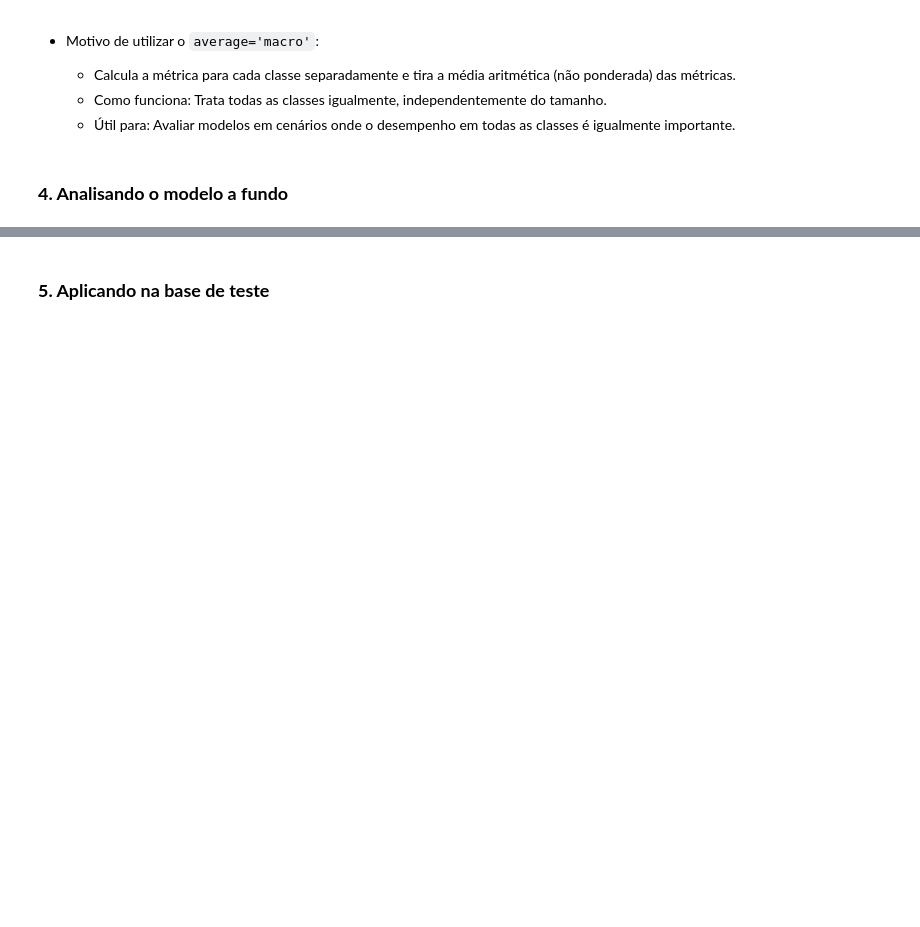
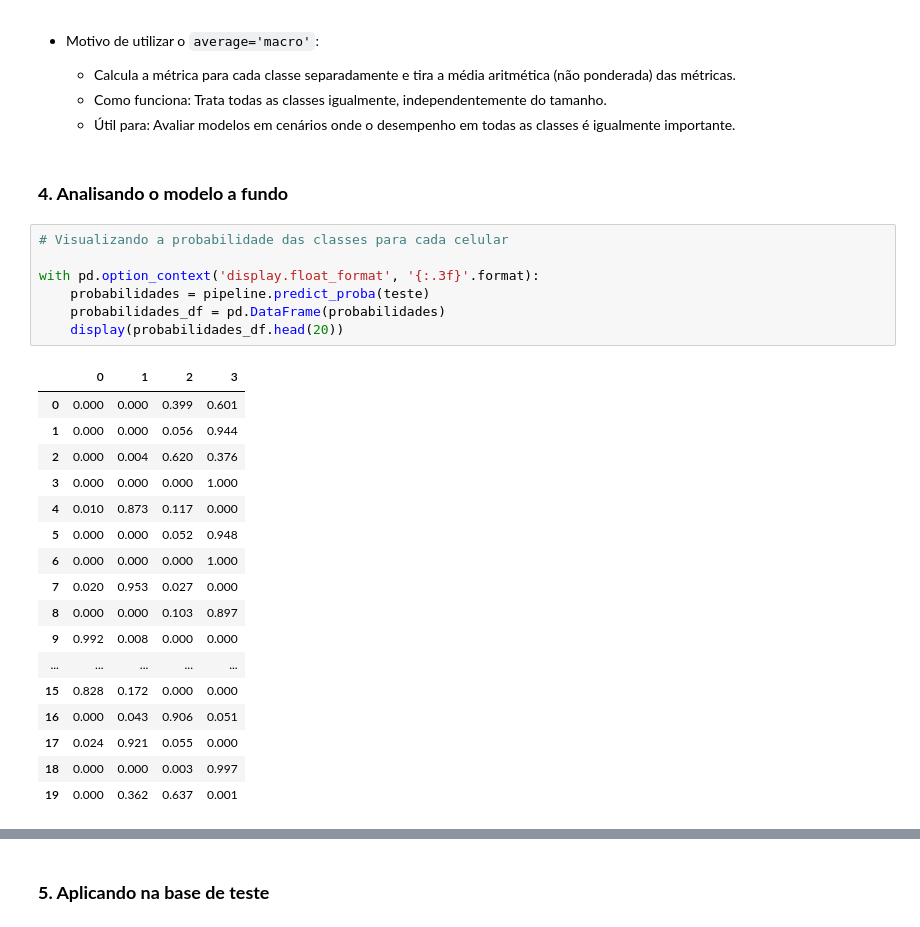
Before and after one commit to Thicon/Classificacao-de-Classes-de-Celulares, a Jupyter notebook: notebooks/02_Modelo.ipynb, the cells around one changed output, grey strips where cells are left out. Saved outputs shown, nothing was run; the diff lists cells and outputs as text; blank space fills up the shorter version.

```diff
--- a/notebooks/02_Modelo.ipynb
+++ b/notebooks/02_Modelo.ipynb
@@ -174,3 +174,28 @@ Recall: 0.965
     - Útil para: Avaliar modelos em cenários onde o desempenho em todas as classes é igualmente importante.
 # %% [markdown]
 ### **4. Analisando o modelo a fundo**
+# %%
+# Visualizando a probabilidade das classes para cada celular
+
+with pd.option_context('display.float_format', '{:.3f}'.format):
+    probabilidades = pipeline.predict_proba(teste)
+    probabilidades_df = pd.DataFrame(probabilidades)
+    display(probabilidades_df.head(20))
+# %% [output]
+|  | 0 | 1 | 2 | 3 |
+| 0 | 0.000 | 0.000 | 0.399 | 0.601 |
+| 1 | 0.000 | 0.000 | 0.056 | 0.944 |
+| 2 | 0.000 | 0.004 | 0.620 | 0.376 |
+| 3 | 0.000 | 0.000 | 0.000 | 1.000 |
+| 4 | 0.010 | 0.873 | 0.117 | 0.000 |
+| 5 | 0.000 | 0.000 | 0.052 | 0.948 |
+| 6 | 0.000 | 0.000 | 0.000 | 1.000 |
+| 7 | 0.020 | 0.953 | 0.027 | 0.000 |
+| 8 | 0.000 | 0.000 | 0.103 | 0.897 |
+| 9 | 0.992 | 0.008 | 0.000 | 0.000 |
+| ... | ... | ... | ... | ... |
+| 15 | 0.828 | 0.172 | 0.000 | 0.000 |
+| 16 | 0.000 | 0.043 | 0.906 | 0.051 |
+| 17 | 0.024 | 0.921 | 0.055 | 0.000 |
+| 18 | 0.000 | 0.000 | 0.003 | 0.997 |
+| 19 | 0.000 | 0.362 | 0.637 | 0.001 |
```
Also changed, not shown: parts of 2 cells of this notebook, 3 other files.
